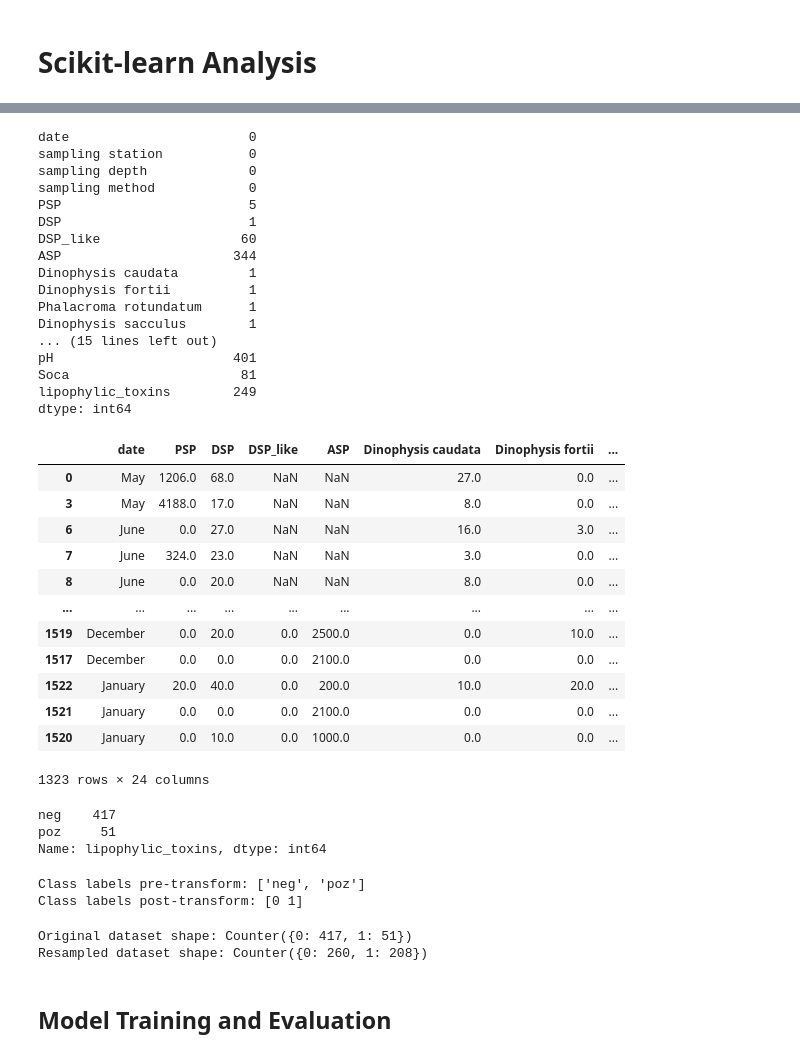
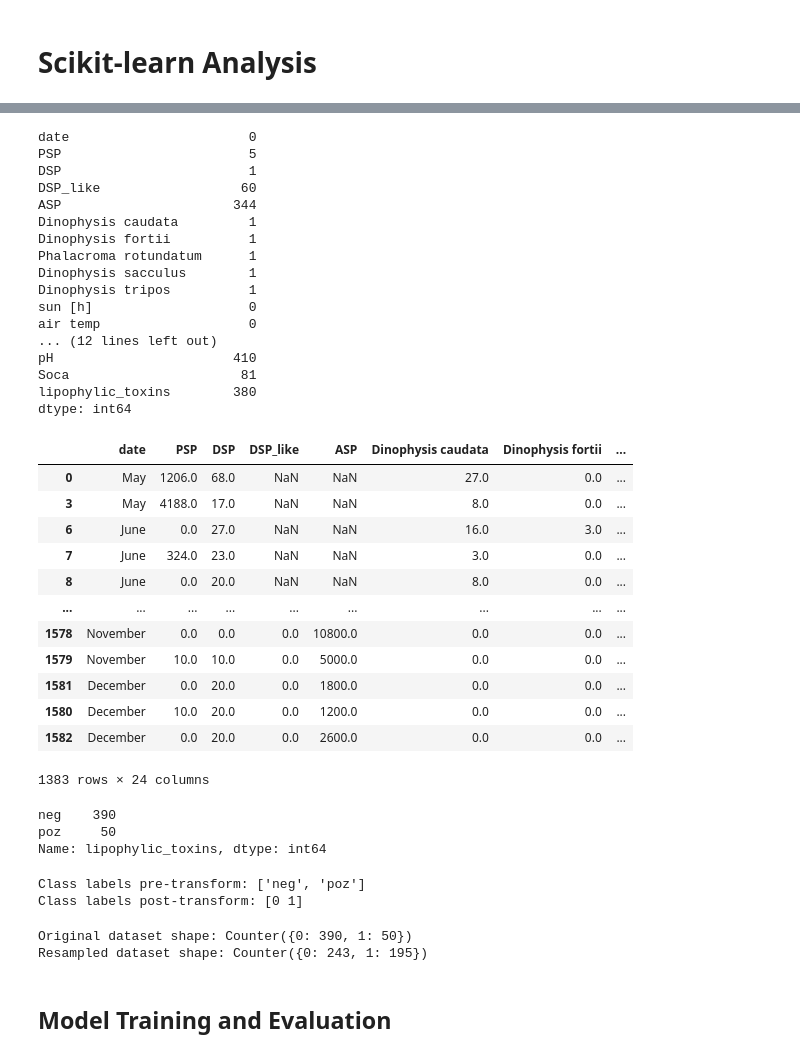
Before and after one commit to MartinMarzi/HABTox-predictor, a Jupyter notebook: HAB_modelling_4_1.ipynb, the cells around one changed output, grey strips where cells are left out. Drawn from its saved outputs; the diff is of its cells as text; code cells hidden in the pictures.

```diff
--- a/HAB_modelling_4_1.ipynb
+++ b/HAB_modelling_4_1.ipynb
@@ -14,7 +14,7 @@ from IPython.core.interactiveshell import InteractiveShell
 # %%
 # read df pickle
 df_alg = pd.read_pickle("objects/df_alg")
-df_cons = pd.read_pickle("objects/df_cons4")
+df_cons = pd.read_pickle("objects/df_cons4-HAB_preprocessing_4_1")
 # %% [markdown]
 # Modelling and Preliminary Results
 # %% [markdown]
@@ -44,9 +64,6 @@ pd.set_option("display.max_rows", 30)
 df_cons.isnull().sum()
 # %% [output]
 date                       0
-sampling station           0
-sampling depth             0
-sampling method            0
 PSP                        5
 DSP                        1
 DSP_like                  60
@@ -55,32 +72,33 @@ Dinophysis caudata         1
 Dinophysis fortii          1
 Phalacroma rotundatum      1
 Dinophysis sacculus        1
-... (15 lines left out)
-pH                       401
+Dinophysis tripos          1
+sun [h]                    0
+air temp                   0
+... (12 lines left out)
+pH                       410
 Soca                      81
-lipophylic_toxins        249
+lipophylic_toxins        380
 dtype: int64
 # %%
-# Change date to month only
-df_cons["date"] = df_alg["date"].dt.month_name()
-
 # Create df for the sckiti-learn; Remove sampling station, sampling depth, sampling method
-df_cons_SL = df_cons.drop(columns=["sampling station", "sampling depth", "sampling method", "SECCHI", "pH", "Chl-a", ])
+# *Try revmoving more features
+df_cons_SL = df_cons.drop(columns=["SECCHI", "pH", "Chl-a", ])
 df_cons_SL
 # %% [output]
 |  | date | PSP | DSP | DSP_like | ASP | Dinophysis caudata | Dinophysis fortii | ... |
 | 0 | May | 1206.0 | 68.0 | NaN | NaN | 27.0 | 0.0 | ... |
 | 3 | May | 4188.0 | 17.0 | NaN | NaN | 8.0 | 0.0 | ... |
 | 6 | June | 0.0 | 27.0 | NaN | NaN | 16.0 | 3.0 | ... |
 | 7 | June | 324.0 | 23.0 | NaN | NaN | 3.0 | 0.0 | ... |
 | 8 | June | 0.0 | 20.0 | NaN | NaN | 8.0 | 0.0 | ... |
 | ... | ... | ... | ... | ... | ... | ... | ... | ... |
-| 1519 | December | 0.0 | 20.0 | 0.0 | 2500.0 | 0.0 | 10.0 | ... |
-| 1517 | December | 0.0 | 0.0 | 0.0 | 2100.0 | 0.0 | 0.0 | ... |
-| 1522 | January | 20.0 | 40.0 | 0.0 | 200.0 | 10.0 | 20.0 | ... |
-| 1521 | January | 0.0 | 0.0 | 0.0 | 2100.0 | 0.0 | 0.0 | ... |
-| 1520 | January | 0.0 | 10.0 | 0.0 | 1000.0 | 0.0 | 0.0 | ... |
+| 1578 | November | 0.0 | 0.0 | 0.0 | 10800.0 | 0.0 | 0.0 | ... |
+| 1579 | November | 10.0 | 10.0 | 0.0 | 5000.0 | 0.0 | 0.0 | ... |
+| 1581 | December | 0.0 | 20.0 | 0.0 | 1800.0 | 0.0 | 0.0 | ... |
+| 1580 | December | 10.0 | 20.0 | 0.0 | 1200.0 | 0.0 | 0.0 | ... |
+| 1582 | December | 0.0 | 20.0 | 0.0 | 2600.0 | 0.0 | 0.0 | ... |
-1323 rows × 24 columns
+1383 rows × 24 columns
 # %%
 # Preprocessing for NN in scikit_learn
 # one-hot encoding of date feature
@@ -92,8 +110,8 @@ df_cons_SL = df_cons_SL.dropna(how="any").copy()
 # Class distribution
 df_cons_SL["lipophylic_toxins"].value_counts()
 # %% [output]
-neg    417
-poz     51
+neg    390
+poz     50
 Name: lipophylic_toxins, dtype: int64
 # %%
 # [Continuation...] Preprocessing for NN in scikit_learn
@@ -139,8 +157,8 @@ X_res, y_res = pipeline.fit_resample(X, y)
 counter = Counter(y_res)
 print('Resampled dataset shape: %s' % Counter(y_res))
 # %% [output]
-Original dataset shape: Counter({0: 417, 1: 51})
-Resampled dataset shape: Counter({0: 260, 1: 208})
+Original dataset shape: Counter({0: 390, 1: 50})
+Resampled dataset shape: Counter({0: 243, 1: 195})
 # %% [markdown]
 ## Model Training and Evaluation
 # %% [markdown]
```
Also changed, not shown: parts of 21 cells of this notebook, 7 other files.
